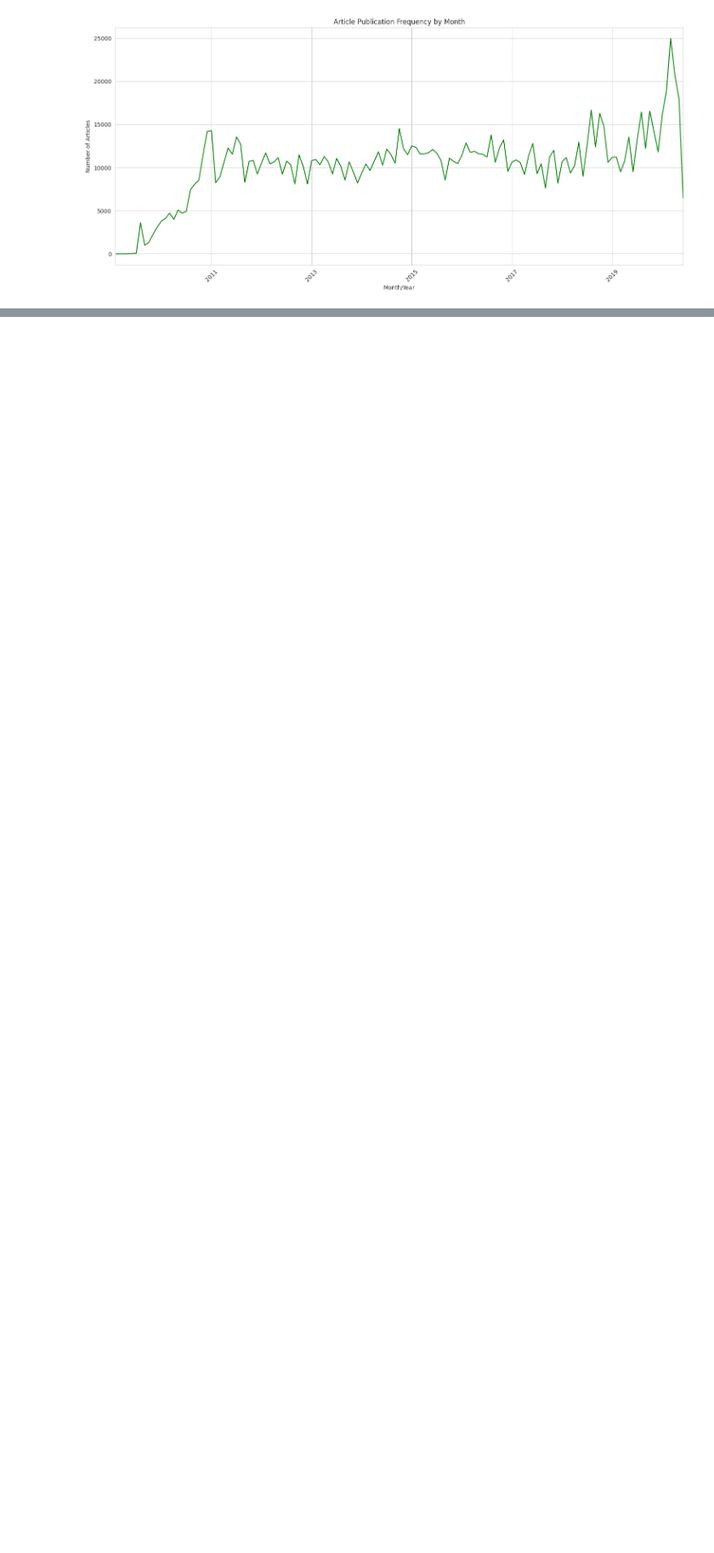
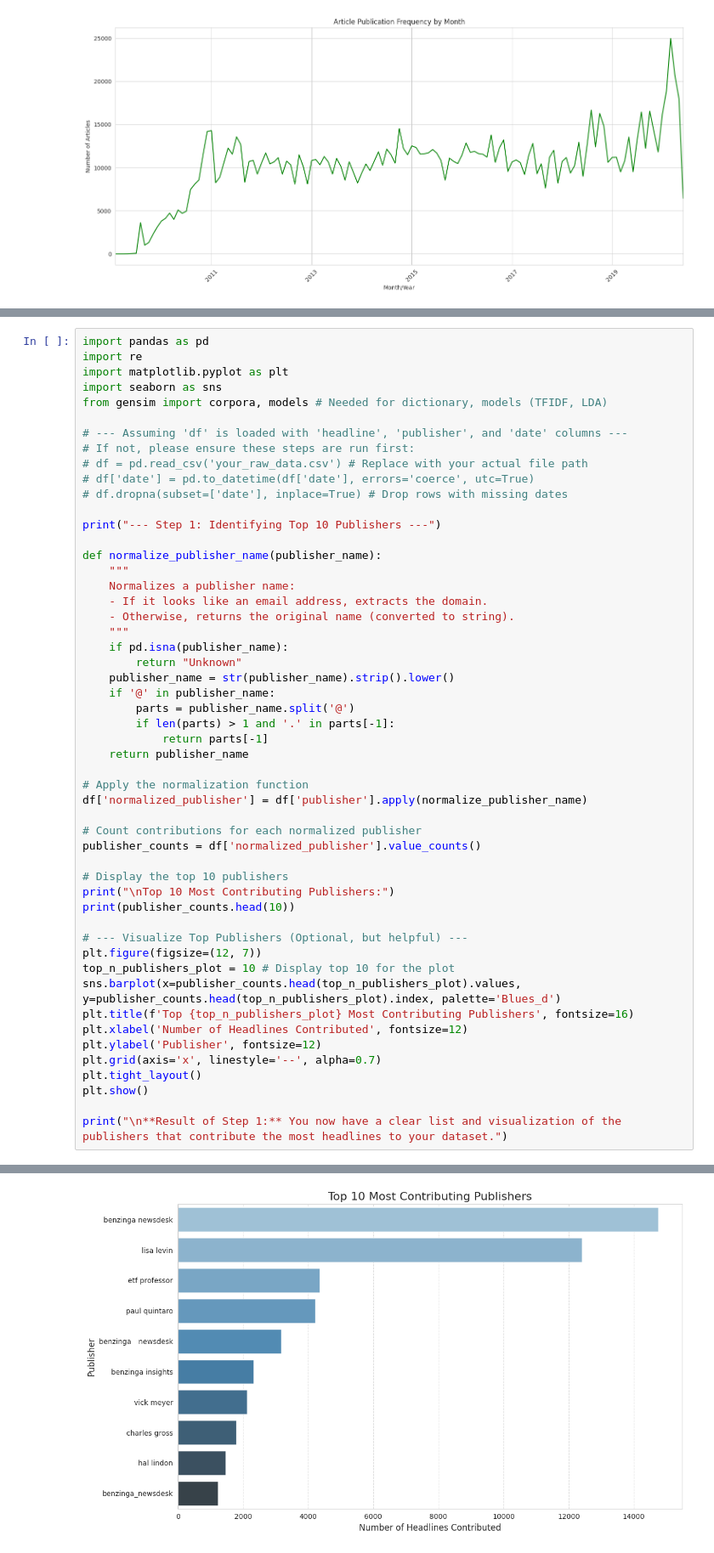
Before and after one commit to kalebb1/price-move-prediction, a Jupyter notebook: notebooks/eda.ipynb, the cells around one changed output, grey strips where cells are left out. Shown at 85% size. Cells and saved outputs as stored; diff of their text form; blank space fills up the shorter version.

```diff
--- a/notebooks/eda.ipynb
+++ b/notebooks/eda.ipynb
@@ -284,0 +611,53 @@ Freq: M, Name: count, dtype: int64
+# %%
+import pandas as pd
+import re
+import matplotlib.pyplot as plt
+import seaborn as sns
+from gensim import corpora, models # Needed for dictionary, models (TFIDF, LDA)
+
+# --- Assuming 'df' is loaded with 'headline', 'publisher', and 'date' columns ---
+# If not, please ensure these steps are run first:
+# df = pd.read_csv('your_raw_data.csv') # Replace with your actual file path
+# df['date'] = pd.to_datetime(df['date'], errors='coerce', utc=True)
+# df.dropna(subset=['date'], inplace=True) # Drop rows with missing dates
+
+print("--- Step 1: Identifying Top 10 Publishers ---")
+
+def normalize_publisher_name(publisher_name):
+    """
+    Normalizes a publisher name:
+    - If it looks like an email address, extracts the domain.
+    - Otherwise, returns the original name (converted to string).
+    """
+    if pd.isna(publisher_name):
+        return "Unknown"
+    publisher_name = str(publisher_name).strip().lower()
+    if '@' in publisher_name:
+        parts = publisher_name.split('@')
+        if len(parts) > 1 and '.' in parts[-1]:
+            return parts[-1]
+    return publisher_name
+
+# Apply the normalization function
+df['normalized_publisher'] = df['publisher'].apply(normalize_publisher_name)
+
+# Count contributions for each normalized publisher
+publisher_counts = df['normalized_publisher'].value_counts()
+
+# Display the top 10 publishers
+print("\nTop 10 Most Contributing Publishers:")
+print(publisher_counts.head(10))
+
+# --- Visualize Top Publishers (Optional, but helpful) ---
+plt.figure(figsize=(12, 7))
+top_n_publishers_plot = 10 # Display top 10 for the plot
+sns.barplot(x=publisher_counts.head(top_n_publishers_plot).values, y=publisher_counts.head(top_n_publishers_plot).index, palette='Blues_d')
+plt.title(f'Top {top_n_publishers_plot} Most Contributing Publishers', fontsize=16)
+plt.xlabel('Number of Headlines Contributed', fontsize=12)
+plt.ylabel('Publisher', fontsize=12)
+plt.grid(axis='x', linestyle='--', alpha=0.7)
+plt.tight_layout()
+plt.show()
+
+print("\n**Result of Step 1:** You now have a clear list and visualization of the publishers that contribute the most headlines to your dataset.")
+# %% [output]
@@ -284,0 +682 @@ Freq: M, Name: count, dtype: int64
+[figure, added]
```
Also changed, not shown: parts of 8 cells of this notebook.
